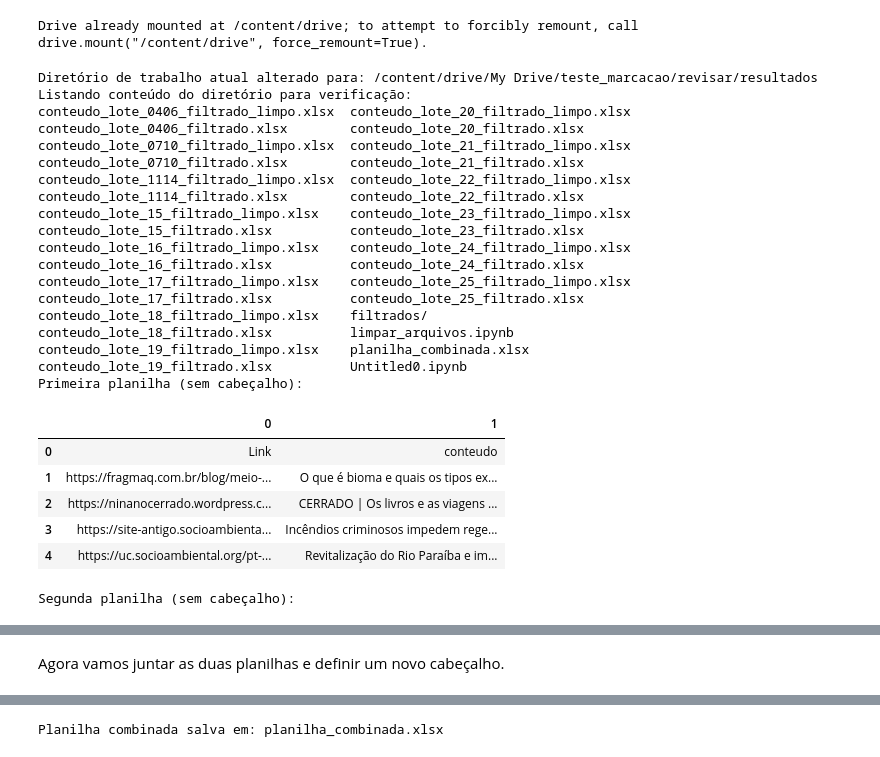
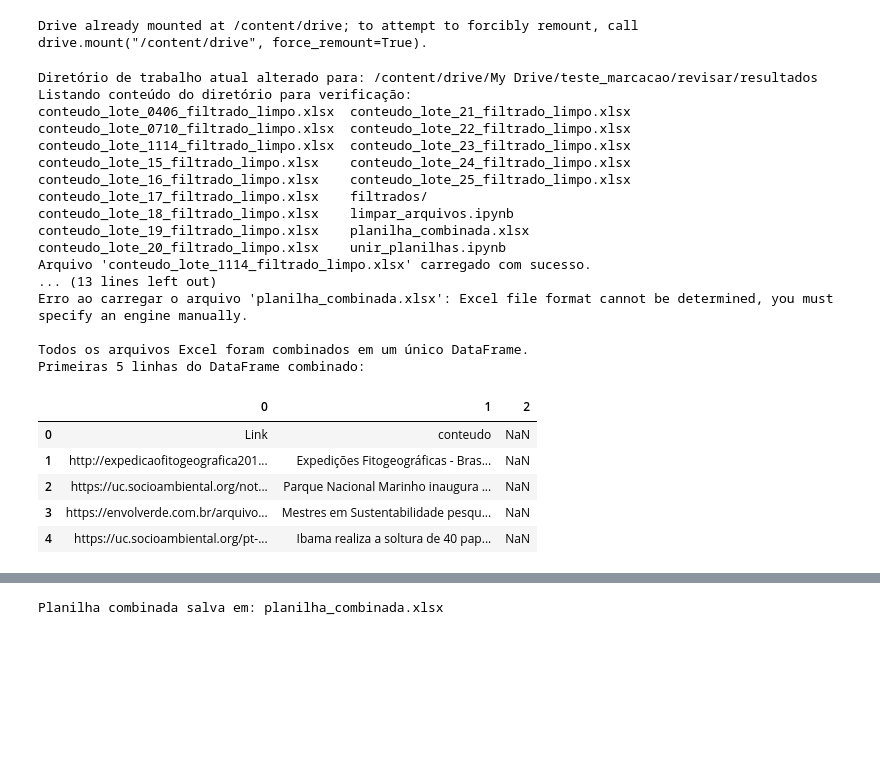
Before and after one commit to arthurfs0/aprimoramento_planilhas, a Jupyter notebook: unir_planilhas.ipynb, the cells around one changed output, grey strips where cells are left out. Saved outputs shown, nothing was run; the diff lists cells and outputs as text; code cells hidden in the pictures; blank space fills up the shorter version.

```diff
--- a/unir_planilhas.ipynb
+++ b/unir_planilhas.ipynb
@@ -5,56 +5,65 @@ drive.mount('/content/drive')
 Drive already mounted at /content/drive; to attempt to forcibly remount, call drive.mount("/content/drive", force_remount=True).
 # %%
 import pandas as pd
-
 import os
 
 folder_path = '/content/drive/My Drive/teste_marcacao/revisar/resultados'
 
 try:
     os.chdir(folder_path)
     print(f"Diretório de trabalho atual alterado para: {os.getcwd()}")
     print("Listando conteúdo do diretório para verificação:")
     !ls -F
 except FileNotFoundError:
     print(f"ERRO: O caminho '{folder_path}' não foi encontrado. Por favor, verifique e corrija o caminho.")
 except Exception as e:
     print(f"Ocorreu um erro ao mudar para o diretório '{folder_path}': {e}")
 
-file_path1 = 'conteudo_lote_15_filtrado_limpo.xlsx'  # Substitua pelo caminho do seu primeiro arquivo
-file_path2 = 'conteudo_lote_15_filtrado_limpo.xlsx'  # Substitua pelo caminho do seu segundo arquivo
+# Lista para armazenar todos os dataframes
+all_dfs = []
 
-# Carrega as planilhas, ignorando o cabeçalho existente
-df1 = pd.read_excel(file_path1, header=None)
-df2 = pd.read_excel(file_path2, header=None)
+# Itera sobre todos os arquivos no diretório
+for file_name in os.listdir(folder_path):
+    if file_name.endswith('.xlsx'):
+        file_path = os.path.join(folder_path, file_name)
+        try:
+            # Carrega a planilha, ignorando o cabeçalho existente
+            df = pd.read_excel(file_path, header=None)
+            all_dfs.append(df)
+            print(f"Arquivo '{file_name}' carregado com sucesso.")
+        except Exception as e:
+            print(f"Erro ao carregar o arquivo '{file_name}': {e}")
 
-print("Primeira planilha (sem cabeçalho):")
-display(df1.head())
-print("\nSegunda planilha (sem cabeçalho):")
-display(df2.head())
+# Combina todos os dataframes em um único dataframe
+if all_dfs:
+    df_combined = pd.concat(all_dfs, ignore_index=True)
+    print("\nTodos os arquivos Excel foram combinados em um único DataFrame.")
+    print("Primeiras 5 linhas do DataFrame combinado:")
+    display(df_combined.head())
+else:
+    print("Nenhum arquivo Excel encontrado para combinar.")
+    df_combined = pd.DataFrame() # Cria um DataFrame vazio se nenhum arquivo for encontrado
 # %% [output]
 Diretório de trabalho atual alterado para: /content/drive/My Drive/teste_marcacao/revisar/resultados
 Listando conteúdo do diretório para verificação:
-conteudo_lote_0406_filtrado_limpo.xlsx  conteudo_lote_20_filtrado_limpo.xlsx
-conteudo_lote_0406_filtrado.xlsx        conteudo_lote_20_filtrado.xlsx
-conteudo_lote_0710_filtrado_limpo.xlsx  conteudo_lote_21_filtrado_limpo.xlsx
-conteudo_lote_0710_filtrado.xlsx        conteudo_lote_21_filtrado.xlsx
-conteudo_lote_1114_filtrado_limpo.xlsx  conteudo_lote_22_filtrado_limpo.xlsx
-conteudo_lote_1114_filtrado.xlsx        conteudo_lote_22_filtrado.xlsx
-conteudo_lote_15_filtrado_limpo.xlsx    conteudo_lote_23_filtrado_limpo.xlsx
-conteudo_lote_15_filtrado.xlsx          conteudo_lote_23_filtrado.xlsx
-conteudo_lote_16_filtrado_limpo.xlsx    conteudo_lote_24_filtrado_limpo.xlsx
-conteudo_lote_16_filtrado.xlsx          conteudo_lote_24_filtrado.xlsx
-conteudo_lote_17_filtrado_limpo.xlsx    conteudo_lote_25_filtrado_limpo.xlsx
-conteudo_lote_17_filtrado.xlsx          conteudo_lote_25_filtrado.xlsx
-conteudo_lote_18_filtrado_limpo.xlsx    filtrados/
-conteudo_lote_18_filtrado.xlsx          limpar_arquivos.ipynb
+conteudo_lote_0406_filtrado_limpo.xlsx  conteudo_lote_21_filtrado_limpo.xlsx
+conteudo_lote_0710_filtrado_limpo.xlsx  conteudo_lote_22_filtrado_limpo.xlsx
+conteudo_lote_1114_filtrado_limpo.xlsx  conteudo_lote_23_filtrado_limpo.xlsx
+conteudo_lote_15_filtrado_limpo.xlsx    conteudo_lote_24_filtrado_limpo.xlsx
+conteudo_lote_16_filtrado_limpo.xlsx    conteudo_lote_25_filtrado_limpo.xlsx
+conteudo_lote_17_filtrado_limpo.xlsx    filtrados/
+conteudo_lote_18_filtrado_limpo.xlsx    limpar_arquivos.ipynb
 conteudo_lote_19_filtrado_limpo.xlsx    planilha_combinada.xlsx
-conteudo_lote_19_filtrado.xlsx          Untitled0.ipynb
-Primeira planilha (sem cabeçalho):
+conteudo_lote_20_filtrado_limpo.xlsx    unir_planilhas.ipynb
+Arquivo 'conteudo_lote_1114_filtrado_limpo.xlsx' carregado com sucesso.
+... (13 lines left out)
+Erro ao carregar o arquivo 'planilha_combinada.xlsx': Excel file format cannot be determined, you must specify an engine manually.
+
+Todos os arquivos Excel foram combinados em um único DataFrame.
+Primeiras 5 linhas do DataFrame combinado:
-|  | 0 | 1 |
-| 0 | Link | conteudo |
-| 1 | https://fragmaq.com.br/blog/meio-... | O que é bioma e quais os tipos ex... |
-| 2 | https://ninanocerrado.wordpress.c... | CERRADO | Os livros e as viagens ... |
-| 3 | https://site-antigo.socioambienta... | Incêndios criminosos impedem rege... |
-| 4 | https://uc.socioambiental.org/pt-... | Revitalização do Rio Paraíba e im... |
+|  | 0 | 1 | 2 |
+| 0 | Link | conteudo | NaN |
+| 1 | http://expedicaofitogeografica201... | Expedições Fitogeográficas - Bras... | NaN |
+| 2 | https://uc.socioambiental.org/not... | Parque Nacional Marinho inaugura ... | NaN |
+| 3 | https://envolverde.com.br/arquivo... | Mestres em Sustentabilidade pesqu... | NaN |
+| 4 | https://uc.socioambiental.org/pt-... | Ibama realiza a soltura de 40 pap... | NaN |
-Segunda planilha (sem cabeçalho):
@@ -67,3 +70 @@ Segunda planilha (sem cabeçalho):
-# %% [markdown]
-Agora vamos juntar as duas planilhas e definir um novo cabeçalho.
 # %%
```
Also changed, not shown: parts of 2 cells of this notebook.
